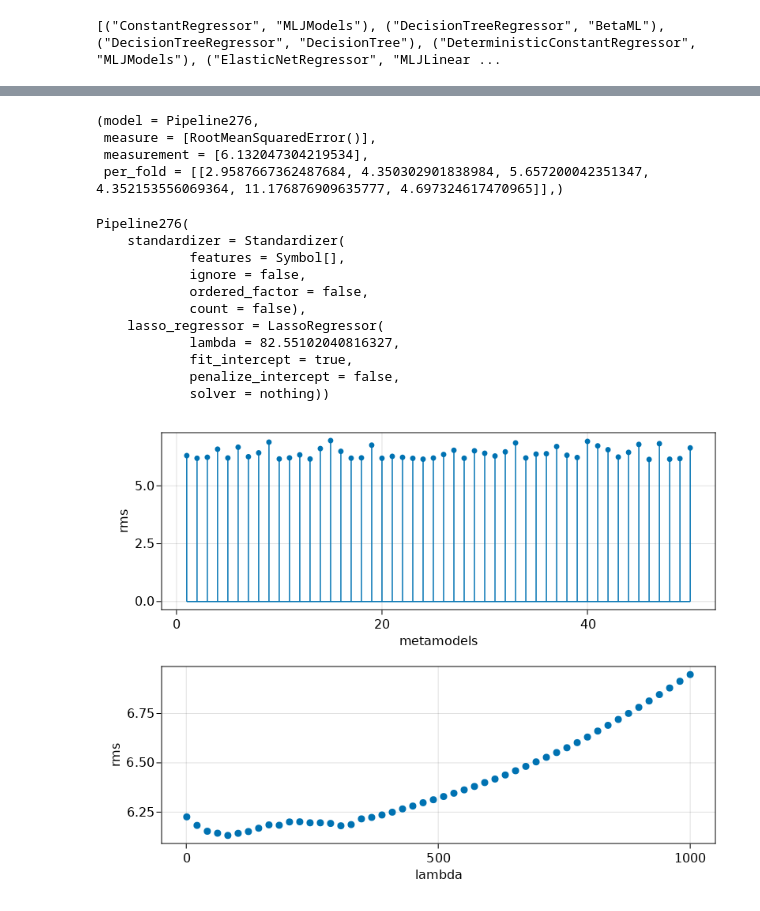
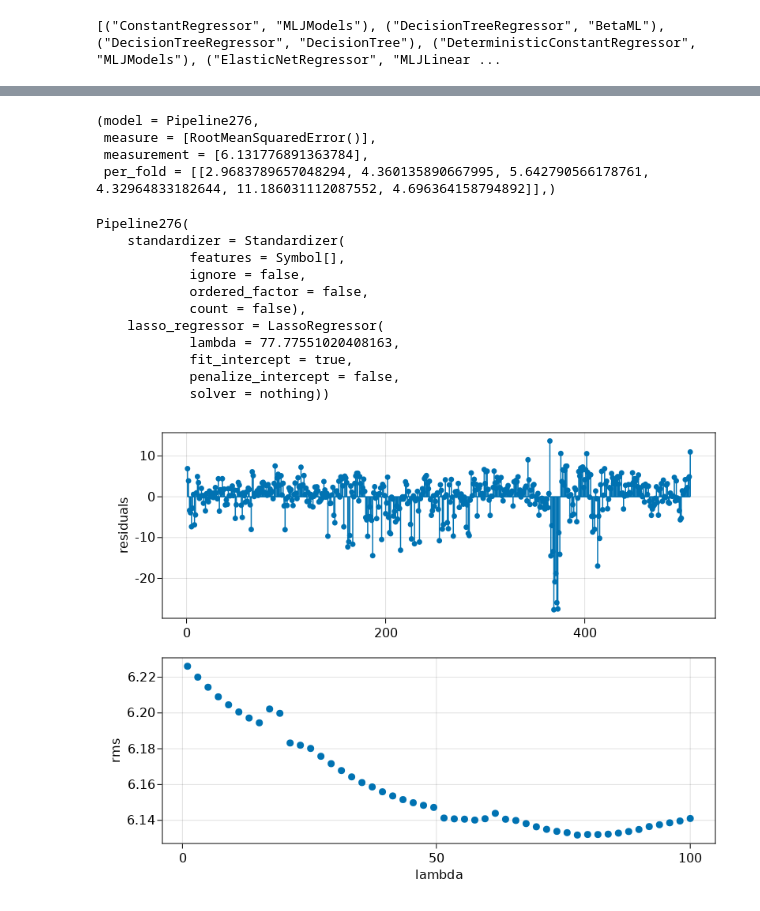
Before and after one commit to julionovoa/jl-sandbox, a Jupyter notebook: code/model-tuning.ipynb, the cells around one changed output, grey strips where cells are left out. Saved outputs shown, nothing was run; the diff lists cells and outputs as text; code cells hidden in the pictures.

```diff
--- a/code/model-tuning.ipynb
+++ b/code/model-tuning.ipynb
@@ -27,7 +27,7 @@ Pipeline276(
             penalize_intercept = false,
             solver = nothing))
 # %%
-r = range(pipe, :(lasso_regressor.lambda), lower=1, upper=1000)
+r = range(pipe, :(lasso_regressor.lambda), lower=1, upper=100)
 tuned_model = TunedModel(model=pipe,
                          tuning=Grid(resolution=50),
                          resampling=CV(),
@@ -71,8 +71,8 @@ m.report.best_history_entry
 # %% [output]
 (model = Pipeline276,
  measure = [RootMeanSquaredError()],
- measurement = [6.132047304219534],
- per_fold = [[2.9587667362487684, 4.350302901838984, 5.657200042351347, 4.352153556069364, 11.176876909635777, 4.697324617470965]],)
+ measurement = [6.131776891363784],
+ per_fold = [[2.9683789657048294, 4.360135890667995, 5.642790566178761, 4.32964833182644, 11.186031112087552, 4.696364158794892]],)
 # %%
 m.report.best_model
 # %% [output]
@@ -83,7 +83,7 @@ Pipeline276(
             ordered_factor = false,
             count = false),
     lasso_regressor = LassoRegressor(
-            lambda = 82.55102040816327,
+            lambda = 77.77551020408163,
             fit_intercept = true,
             penalize_intercept = false,
             solver = nothing))
@@ -90,16 +92,15 @@ Pipeline276(
 # %%
 f = Figure()
 
 ax1 = Axis(f[1, 1])
-ax1.xlabel = "metamodels"
-ax1.ylabel = "rms"
-stem!(ax1, m.report.plotting.measurements)
+ax1.ylabel = "residuals"
+stem!(ax1, ŷ - y)
 
 ax2 = Axis(f[2, 1])
 ax2.xlabel = "lambda"
 ax2.ylabel = "rms"
 scatter!(ax2, Float64.(m.report.plotting.parameter_values[:, 1]), m.report.plotting.measurements)
 
 f
 # %% [output]
-[figure, old version]
+[figure, new version]
```
Also changed, not shown: parts of 5 cells of this notebook, 2 other files.
